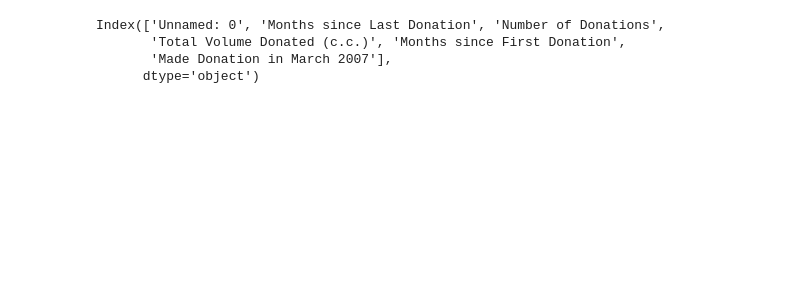
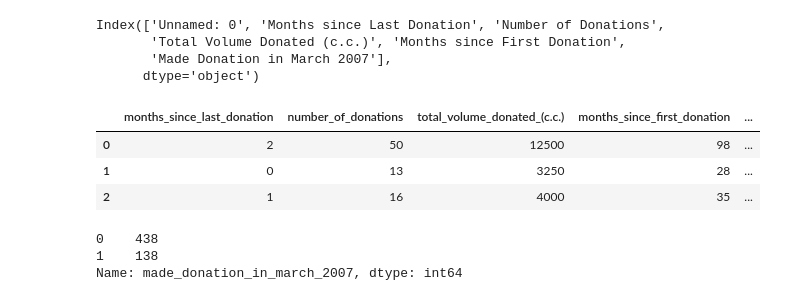
Before and after one commit to mdushetwar/Blood-Donation-Prediction, a Jupyter notebook: BloodDonationPred.ipynb, the cells around one changed output. Drawn from its saved outputs; the diff is of its cells as text; code cells hidden in the pictures; blank space fills up the shorter version.

```diff
--- a/BloodDonationPred.ipynb
+++ b/BloodDonationPred.ipynb
@@ -121,0 +160,13 @@ Index(['Unnamed: 0', 'Months since Last Donation', 'Number of Donations',
+# %%
+donation.head(3)
+# %% [output]
+|  | months_since_last_donation | number_of_donations | total_volume_donated_(c.c.) | months_since_first_donation | ... |
+| 0 | 2 | 50 | 12500 | 98 | ... |
+| 1 | 0 | 13 | 3250 | 28 | ... |
+| 2 | 1 | 16 | 4000 | 35 | ... |
+# %%
+donation.made_donation_in_march_2007.value_counts()
+# %% [output]
+0    438
+1    138
+Name: made_donation_in_march_2007, dtype: int64
```
Also changed, not shown: parts of 6 cells of this notebook.
